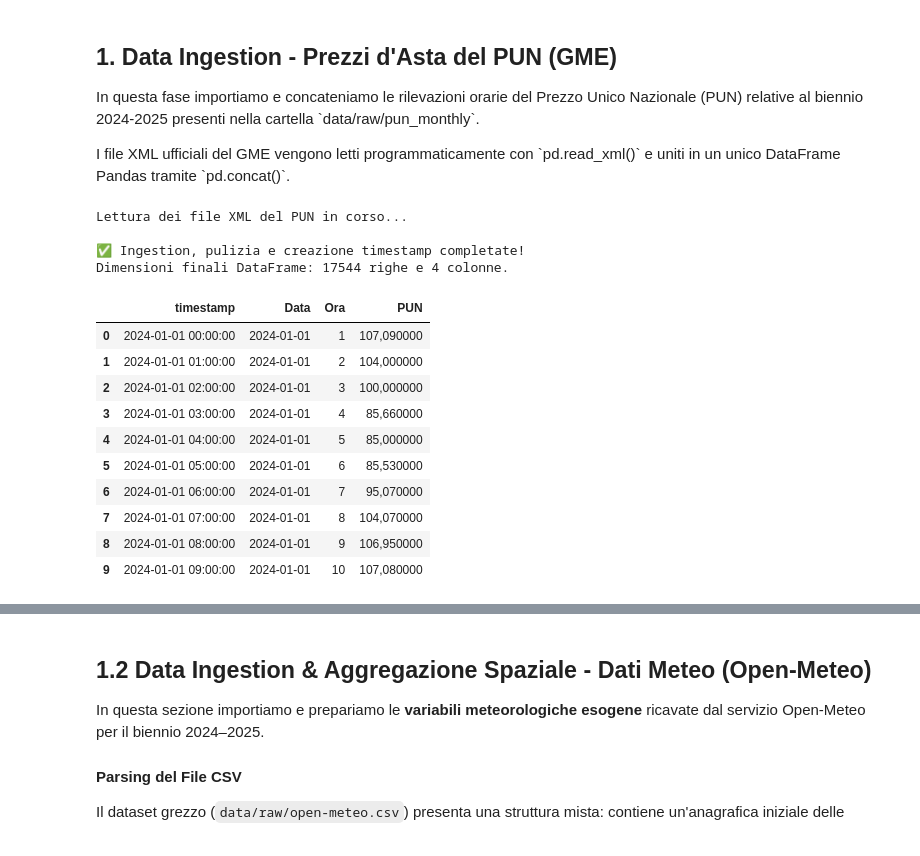
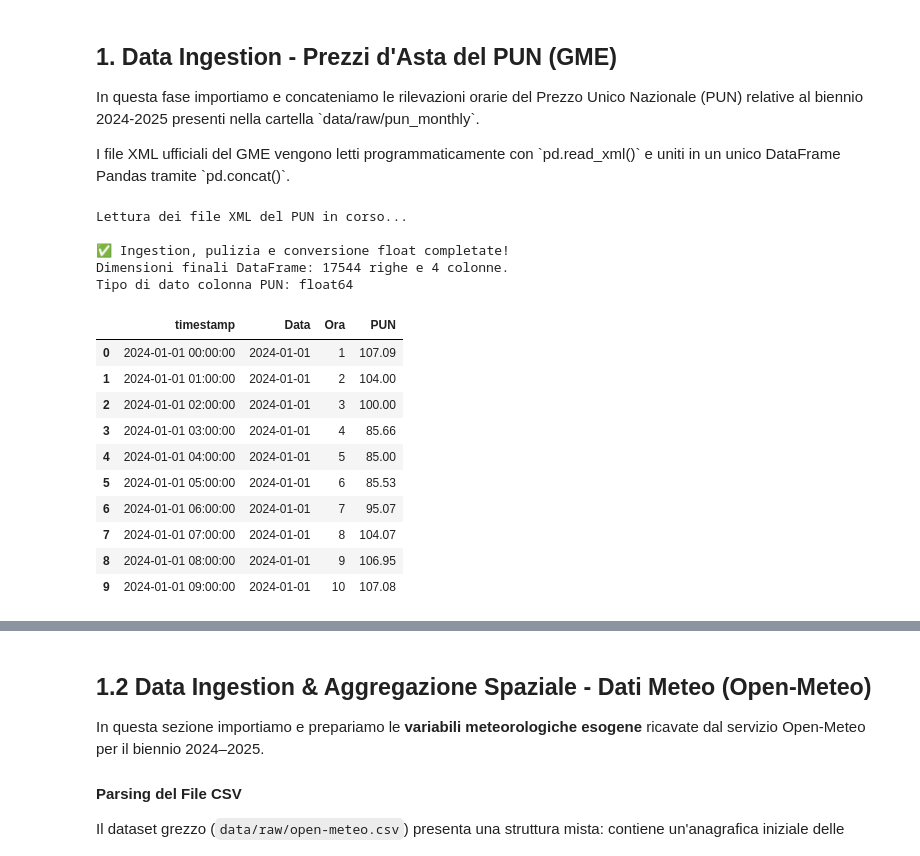
Before and after one commit to erloyz/progetto-ml-pun, a Jupyter notebook: notebooks/01_data_ingestion.ipynb, the cells around one changed output, grey strips where cells are left out. Cells and saved outputs as stored; diff of their text form; code cells hidden in the pictures.

```diff
--- a/notebooks/01_data_ingestion.ipynb
+++ b/notebooks/01_data_ingestion.ipynb
@@ -87,52 +87,58 @@ if lista_pun:
     if colonne_da_tenere:
         df_pun = df_pun[colonne_da_tenere]
 
-        # Conversione tipi di dato
-        # Sostituiamo eventuale virgola con punto nei decimali del PUN e convertiamo a float
-        if df_pun['PUN'].dtype == 'object':
-            df_pun['PUN'] = df_pun['PUN'].str.replace(',', '.').astype(float)
+        # -------------------------------------------------------------------
+        # CONVERSIONE DEFINITIVA ED INCONDIZIONATA A FLOAT
+        # Sostituiamo la virgola col punto e convertiamo in float64 a prescindere dal dtype iniziale
+        # -------------------------------------------------------------------
+        df_pun['PUN'] = pd.to_numeric(
+            df_pun['PUN'].astype(str).str.replace(',', '.'),
+            errors='coerce'
+        )
 
         # Gestiamo eventuali valori nulli o non convertibili in 'Ora' prima della conversione ad intero
         df_pun = df_pun.dropna(subset=['Ora'])
         df_pun['Ora'] = df_pun['Ora'].astype(int)
 
         # Pulizia della data da eventuali decimali (.0) e conversione a datetime
         df_pun['Data'] = df_pun['Data'].astype(str).str.split('.').str[0]
         df_pun['Data'] = pd.to_datetime(df_pun['Data'], format='%Y%m%d', errors='coerce')
 
-        # Rimuoviamo eventuali righe con dati mancanti
+        # Rimuoviamo eventuali righe con dati mancanti (sia sulla data che sul PUN)
         df_pun = df_pun.dropna(subset=['Data', 'PUN'])
 
         # Creazione della colonna 'timestamp' oraria unificata (es. 2024-01-01 00:00:00)
         # L'ora 1 del GME corrisponde alle 00:00 (Ora - 1)
         df_pun['timestamp'] = df_pun['Data'] + pd.to_timedelta(df_pun['Ora'] - 1, unit='h')
 
         # Ordiniamo cronologicamente la serie storica
         df_pun = df_pun.sort_values(by='timestamp').reset_index(drop=True)
 
         # Re-ordiniamo le colonne in modo pulito
         df_pun = df_pun[['timestamp', 'Data', 'Ora', 'PUN']]
 
-        print("\n✅ Ingestion, pulizia e creazione timestamp completate!")
+        print("\n✅ Ingestion, pulizia e conversione float completate!")
         print(f"Dimensioni finali DataFrame: {df_pun.shape[0]} righe e {df_pun.shape[1]} colonne.")
+        print(f"Tipo di dato colonna PUN: {df_pun['PUN'].dtype}")
 
         # Visualizzazione prime 10 righe
         display(df_pun.head(10))
 else:
     print("Nessun file XML trovato nella cartella specificata.")
 # %% [output]
 Lettura dei file XML del PUN in corso...
 
-✅ Ingestion, pulizia e creazione timestamp completate!
+✅ Ingestion, pulizia e conversione float completate!
 Dimensioni finali DataFrame: 17544 righe e 4 colonne.
+Tipo di dato colonna PUN: float64
 |  | timestamp | Data | Ora | PUN |
-| 0 | 2024-01-01 00:00:00 | 2024-01-01 | 1 | 107,090000 |
-| 1 | 2024-01-01 01:00:00 | 2024-01-01 | 2 | 104,000000 |
-| 2 | 2024-01-01 02:00:00 | 2024-01-01 | 3 | 100,000000 |
-| 3 | 2024-01-01 03:00:00 | 2024-01-01 | 4 | 85,660000 |
-| 4 | 2024-01-01 04:00:00 | 2024-01-01 | 5 | 85,000000 |
-| 5 | 2024-01-01 05:00:00 | 2024-01-01 | 6 | 85,530000 |
-| 6 | 2024-01-01 06:00:00 | 2024-01-01 | 7 | 95,070000 |
-| 7 | 2024-01-01 07:00:00 | 2024-01-01 | 8 | 104,070000 |
-| 8 | 2024-01-01 08:00:00 | 2024-01-01 | 9 | 106,950000 |
-| 9 | 2024-01-01 09:00:00 | 2024-01-01 | 10 | 107,080000 |
+| 0 | 2024-01-01 00:00:00 | 2024-01-01 | 1 | 107.09 |
+| 1 | 2024-01-01 01:00:00 | 2024-01-01 | 2 | 104.00 |
+| 2 | 2024-01-01 02:00:00 | 2024-01-01 | 3 | 100.00 |
+| 3 | 2024-01-01 03:00:00 | 2024-01-01 | 4 | 85.66 |
+| 4 | 2024-01-01 04:00:00 | 2024-01-01 | 5 | 85.00 |
+| 5 | 2024-01-01 05:00:00 | 2024-01-01 | 6 | 85.53 |
+| 6 | 2024-01-01 06:00:00 | 2024-01-01 | 7 | 95.07 |
+| 7 | 2024-01-01 07:00:00 | 2024-01-01 | 8 | 104.07 |
+| 8 | 2024-01-01 08:00:00 | 2024-01-01 | 9 | 106.95 |
+| 9 | 2024-01-01 09:00:00 | 2024-01-01 | 10 | 107.08 |
```
Also changed, not shown: parts of 6 cells of this notebook, 2 other files.
